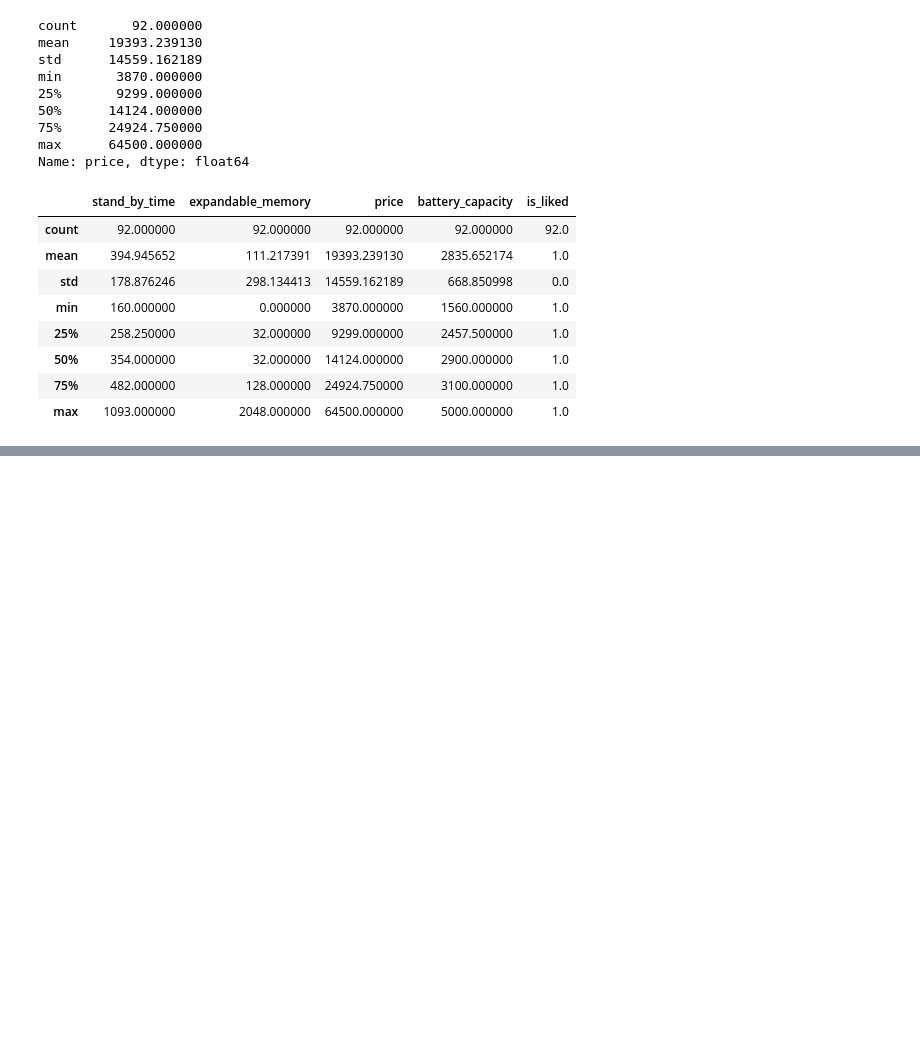
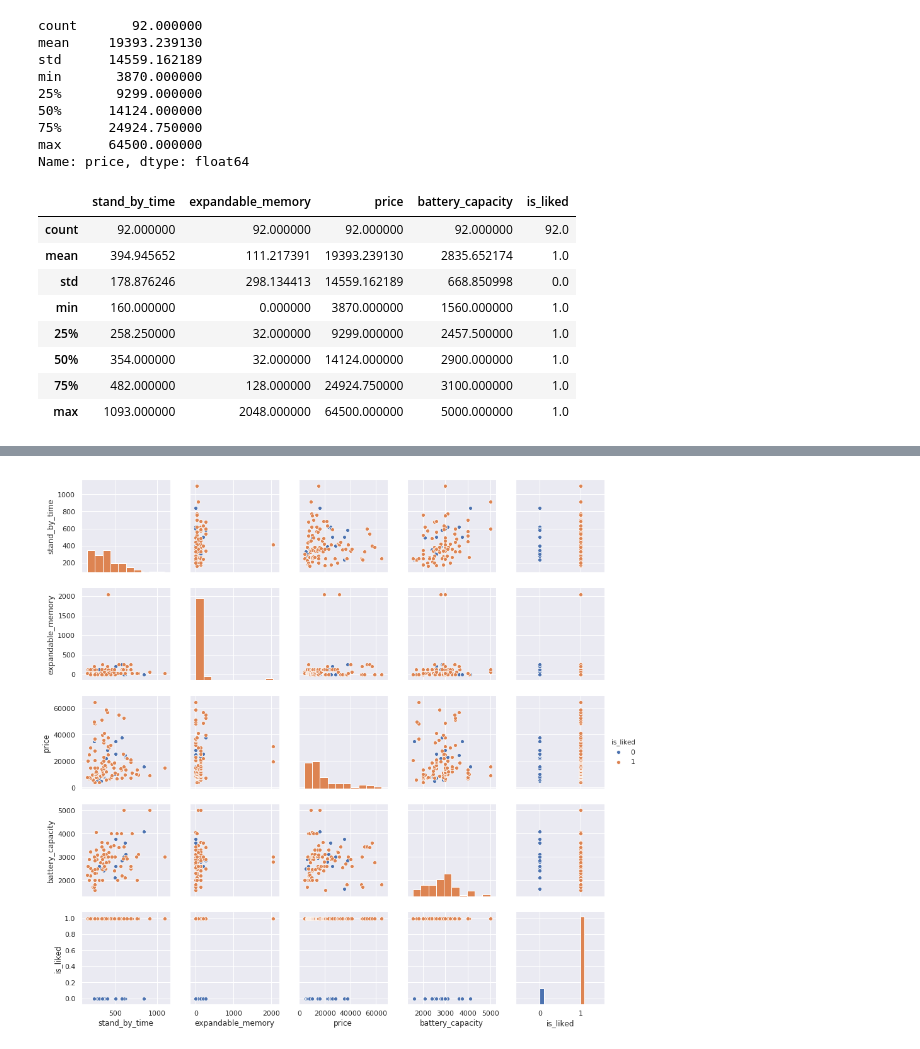
Before and after one commit to championballer/one-fourth-labs-deep-learning, a Jupyter notebook: Python Basics2/0209_Basics2.ipynb, the cells around one changed output, grey strips where cells are left out. Saved outputs shown, nothing was run; the diff lists cells and outputs as text; code cells hidden in the pictures; blank space fills up the shorter version.

```diff
--- a/Python Basics2/0209_Basics2.ipynb
+++ b/Python Basics2/0209_Basics2.ipynb
@@ -233,0 +283,4 @@ data_liked.describe()
+# %%
+ax = sns.pairplot(data_thin,diag_kind='hist',hue='is_liked')
+# %% [output]
+[figure, added]
```
Also changed, not shown: parts of 8 cells of this notebook, 1 other file.
